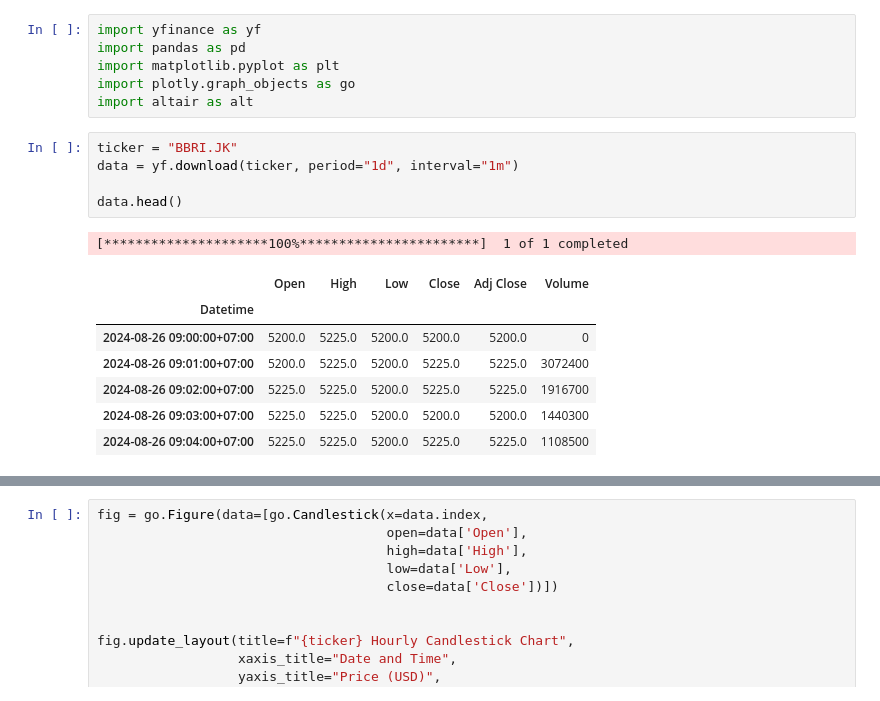
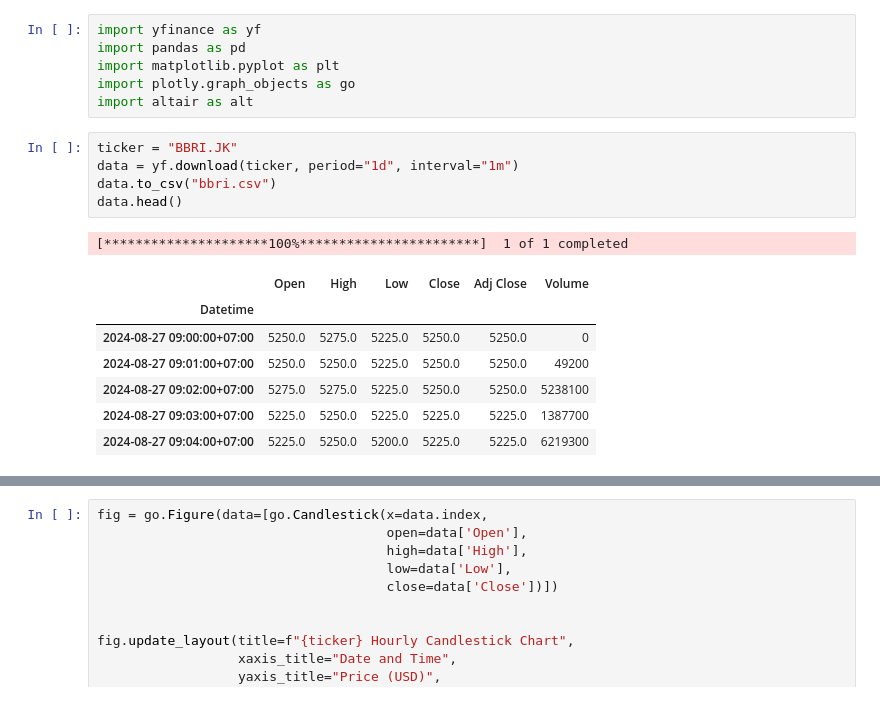
Before and after one commit to khalidbagus/bri-algoritma-final-project, a Jupyter notebook: demo1.ipynb, the cells around one changed output, grey strips where cells are left out. Cells and saved outputs as stored; diff of their text form.

```diff
--- a/demo1.ipynb
+++ b/demo1.ipynb
@@ -7,14 +7,14 @@ import altair as alt
 # %%
 ticker = "BBRI.JK"
 data = yf.download(ticker, period="1d", interval="1m")
-
+data.to_csv("bbri.csv")
 data.head()
 # %% [output]
 [*********************100%***********************]  1 of 1 completed
 |  | Open | High | Low | Close | Adj Close | Volume |
 | Datetime |  |  |  |  |  |  |
-| 2024-08-26 09:00:00+07:00 | 5200.0 | 5225.0 | 5200.0 | 5200.0 | 5200.0 | 0 |
-| 2024-08-26 09:01:00+07:00 | 5200.0 | 5225.0 | 5200.0 | 5225.0 | 5225.0 | 3072400 |
-| 2024-08-26 09:02:00+07:00 | 5225.0 | 5225.0 | 5200.0 | 5225.0 | 5225.0 | 1916700 |
-| 2024-08-26 09:03:00+07:00 | 5225.0 | 5225.0 | 5200.0 | 5200.0 | 5200.0 | 1440300 |
-| 2024-08-26 09:04:00+07:00 | 5225.0 | 5225.0 | 5200.0 | 5225.0 | 5225.0 | 1108500 |
+| 2024-08-27 09:00:00+07:00 | 5250.0 | 5275.0 | 5225.0 | 5250.0 | 5250.0 | 0 |
+| 2024-08-27 09:01:00+07:00 | 5250.0 | 5250.0 | 5225.0 | 5250.0 | 5250.0 | 49200 |
+| 2024-08-27 09:02:00+07:00 | 5275.0 | 5275.0 | 5225.0 | 5250.0 | 5250.0 | 5238100 |
+| 2024-08-27 09:03:00+07:00 | 5225.0 | 5250.0 | 5225.0 | 5225.0 | 5225.0 | 1387700 |
+| 2024-08-27 09:04:00+07:00 | 5225.0 | 5250.0 | 5200.0 | 5225.0 | 5225.0 | 6219300 |
```
Also changed, not shown: parts of 3 cells of this notebook, 9 other files.
